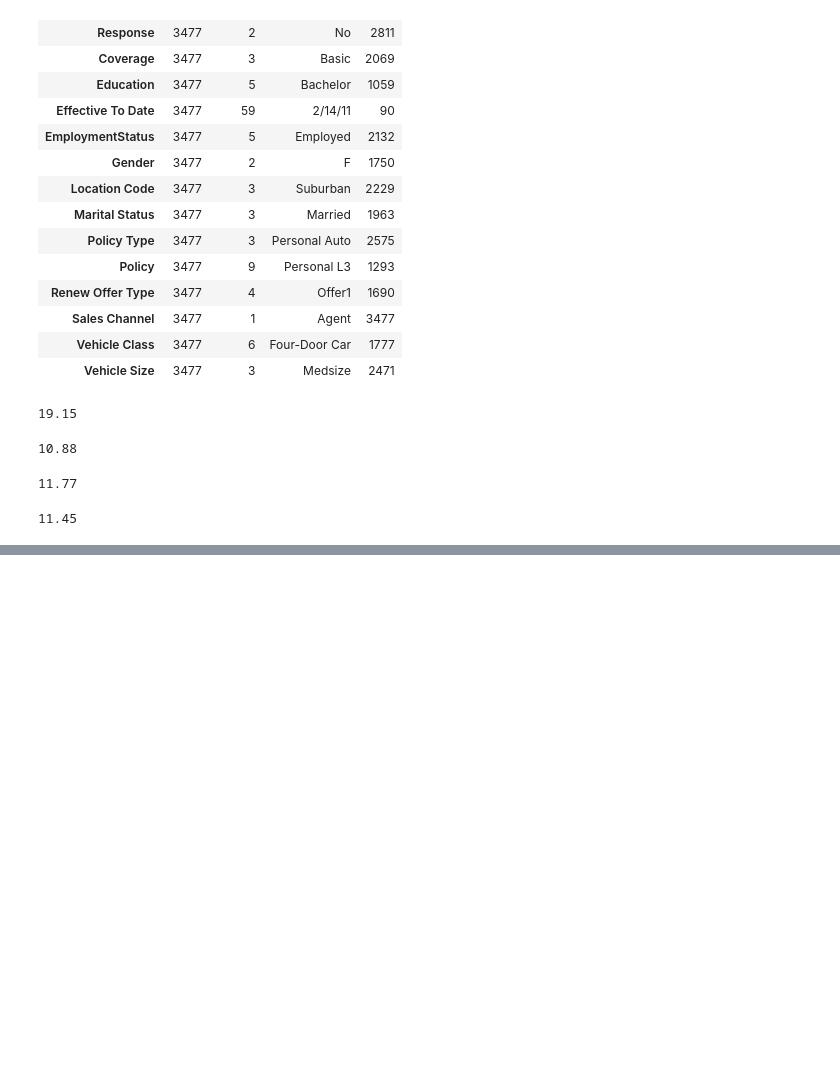
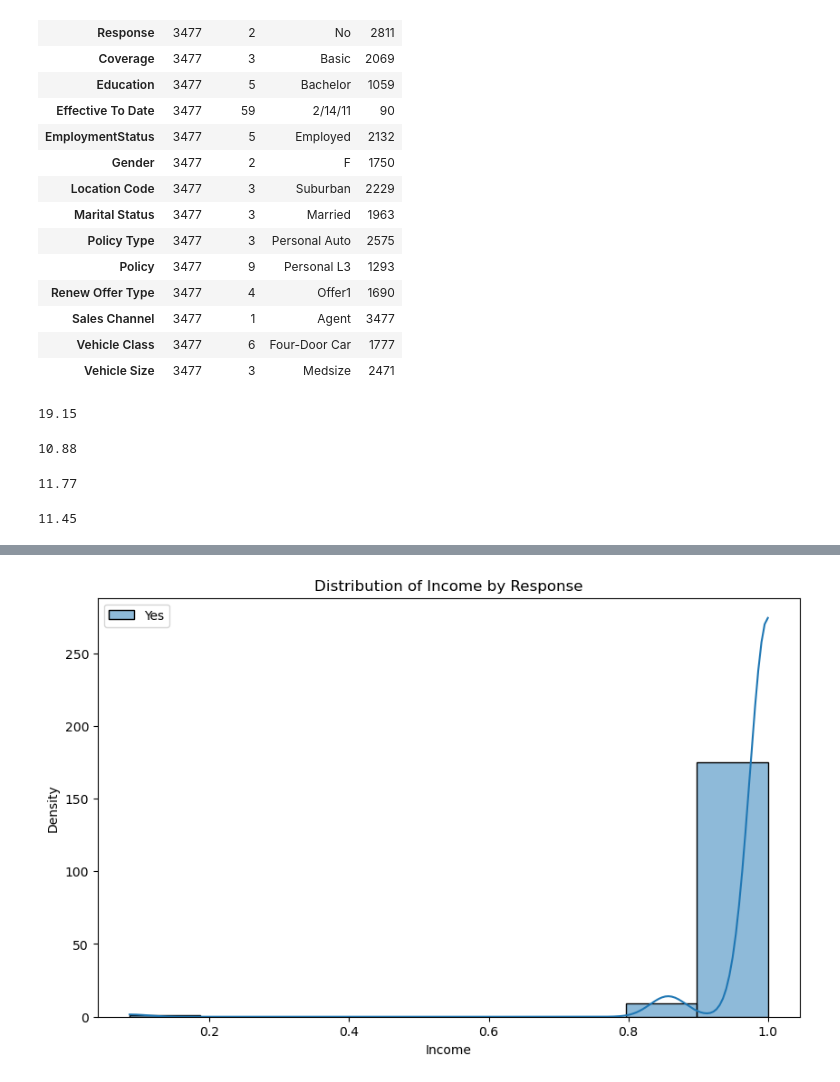
Before and after one commit to Amrmostafa-1/lab-customer-analysis-round-3, a Jupyter notebook: files_for_lab/csv_files/Customer Analysis Round 3.ipynb, the cells around one changed output, grey strips where cells are left out. Cells and saved outputs as stored; diff of their text form; code cells hidden in the pictures; blank space fills up the shorter version.

```diff
--- a/files_for_lab/csv_files/Customer Analysis Round 3.ipynb
+++ b/files_for_lab/csv_files/Customer Analysis Round 3.ipynb
@@ -136,0 +155,15 @@ display(round(yes_percentage_branch, 2))
+# %%
+
+response_rates_Income = data[data['Response'] == 'Yes']['Income'].value_counts() / data['Income'].value_counts()
+
+
+plt.figure(figsize=(10, 6))
+sns.histplot(response_rates_Income, kde=True, label='Yes')
+plt.title('Distribution of Income by Response')
+plt.xlabel('Income')
+plt.ylabel('Density')
+plt.legend()
+
+plt.show()
+# %% [output]
+[figure, added]
```
Also changed, not shown: parts of 7 cells of this notebook.
